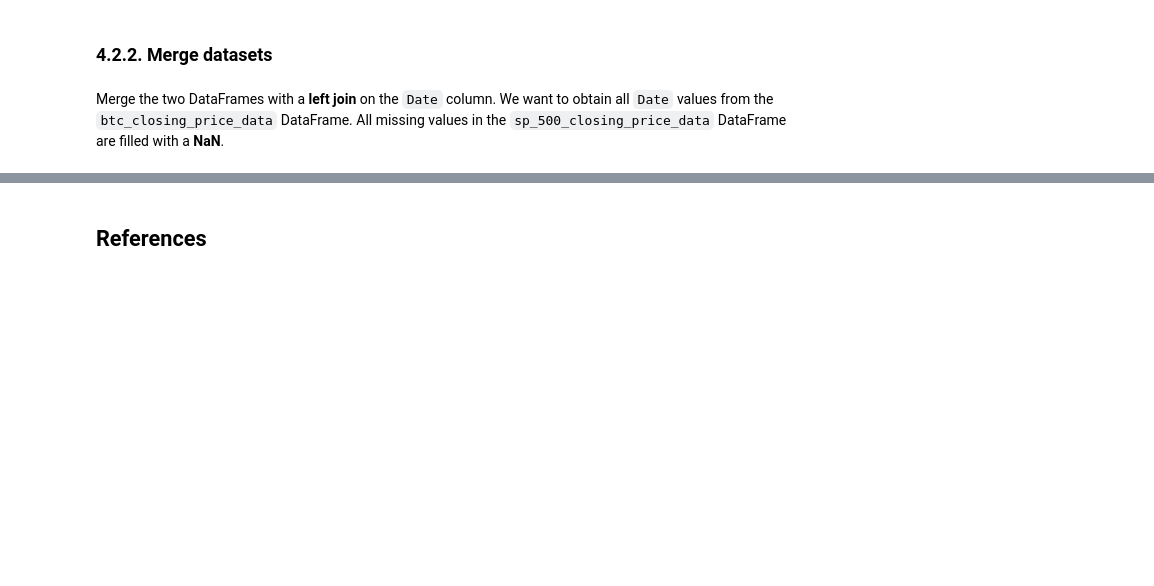
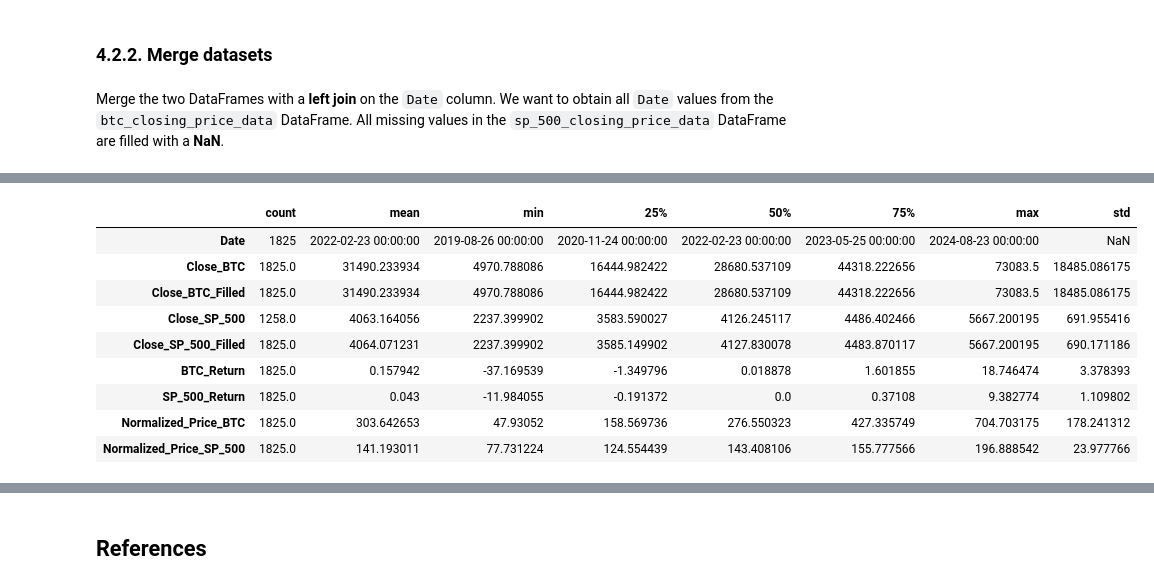
Before and after one commit to kostadinlambov/Bitcoin-and-Stock-Market-Correlation, a Jupyter notebook: Notebook/Bitcoin_and_Stock_Market_Correlation.ipynb, the cells around one changed output, grey strips where cells are left out. Drawn from its saved outputs; the diff is of its cells as text; code cells hidden in the pictures; blank space fills up the shorter version.

```diff
--- a/Notebook/Bitcoin_and_Stock_Market_Correlation.ipynb
+++ b/Notebook/Bitcoin_and_Stock_Market_Correlation.ipynb
@@ -315,0 +448,13 @@ data_filled.head(10)
+# %%
+data_tidy.describe().T
+# %% [output]
+|  | count | mean | min | 25% | 50% | 75% | max | std |
+| Date | 1825 | 2022-02-23 00:00:00 | 2019-08-26 00:00:00 | 2020-11-24 00:00:00 | 2022-02-23 00:00:00 | 2023-05-25 00:00:00 | 2024-08-23 00:00:00 | NaN |
+| Close_BTC | 1825.0 | 31490.233934 | 4970.788086 | 16444.982422 | 28680.537109 | 44318.222656 | 73083.5 | 18485.086175 |
+| Close_BTC_Filled | 1825.0 | 31490.233934 | 4970.788086 | 16444.982422 | 28680.537109 | 44318.222656 | 73083.5 | 18485.086175 |
+| Close_SP_500 | 1258.0 | 4063.164056 | 2237.399902 | 3583.590027 | 4126.245117 | 4486.402466 | 5667.200195 | 691.955416 |
+| Close_SP_500_Filled | 1825.0 | 4064.071231 | 2237.399902 | 3585.149902 | 4127.830078 | 4483.870117 | 5667.200195 | 690.171186 |
+| BTC_Return | 1825.0 | 0.157942 | -37.169539 | -1.349796 | 0.018878 | 1.601855 | 18.746474 | 3.378393 |
+| SP_500_Return | 1825.0 | 0.043 | -11.984055 | -0.191372 | 0.0 | 0.37108 | 9.382774 | 1.109802 |
+| Normalized_Price_BTC | 1825.0 | 303.642653 | 47.93052 | 158.569736 | 276.550323 | 427.335749 | 704.703175 | 178.241312 |
+| Normalized_Price_SP_500 | 1825.0 | 141.193011 | 77.731224 | 124.554439 | 143.408106 | 155.777566 | 196.888542 | 23.977766 |
```
Also changed, not shown: parts of 30 cells of this notebook, 2 other files.
